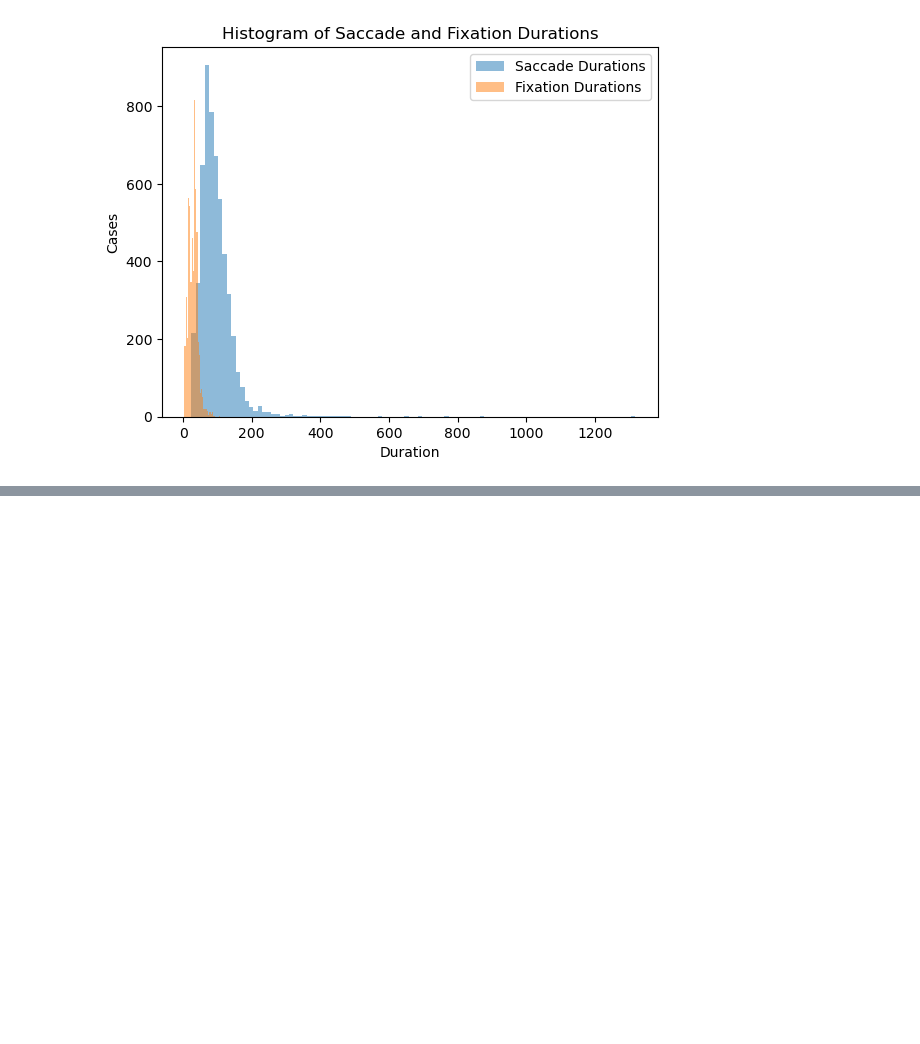
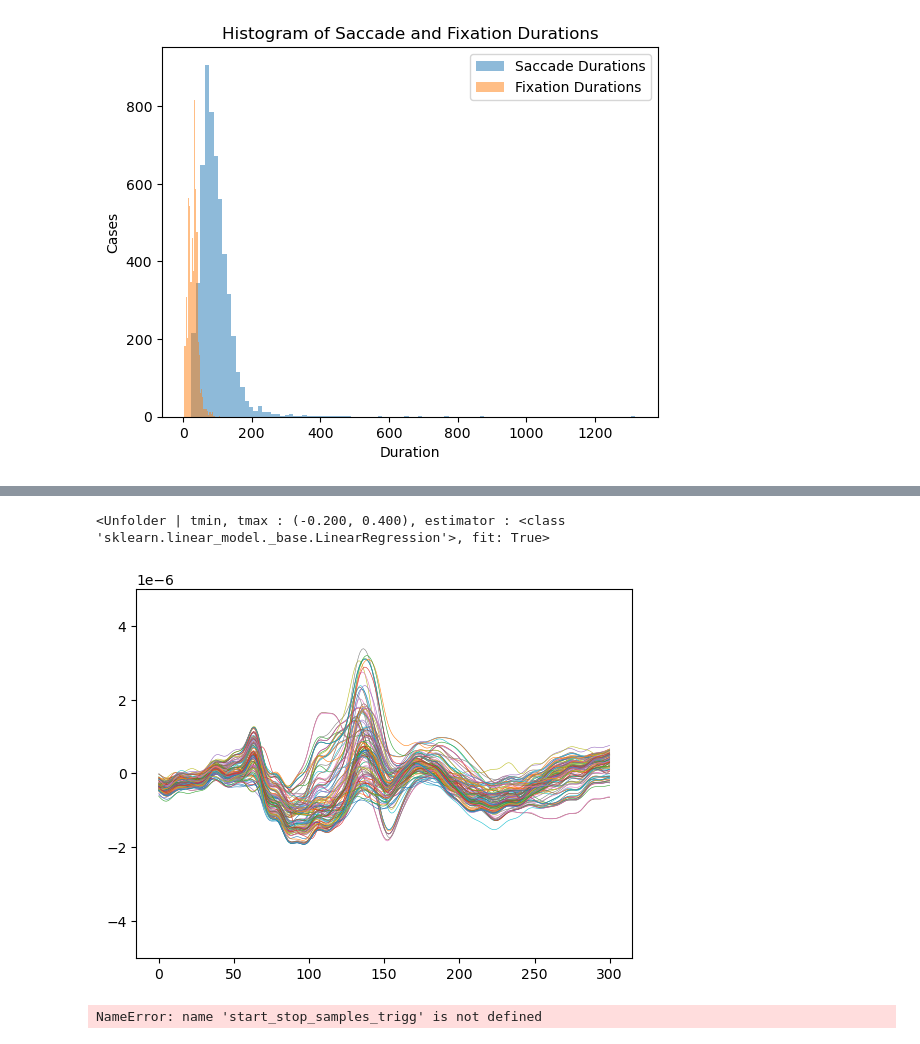
Before and after one commit to incubodac/EEGDECONV, a Jupyter notebook: MNEunfold.ipynb, the cells around one changed output, grey strips where cells are left out. Saved outputs shown, nothing was run; the diff lists cells and outputs as text; code cells hidden in the pictures; blank space fills up the shorter version.

Commit message:
first try unfolderpy working on 0 features

```diff
--- a/MNEunfold.ipynb
+++ b/MNEunfold.ipynb
@@ -331,0 +214,23 @@ array([2, 3, 4, 5, 6, 7, 8, 9])
+# %%
+info = setup.exp_info()
+info.initialize_logging()
+metadata_path = paths().full_metadata_path()
+subjects_ids = info.subjects_ids
+from unfoldpy.unfoldpy import Unfolder, create_design_matrix
+#----------parameters-------------
+eeg = load.subject(info,0).load_analysis_eeg()
+eeg = load.subject(info,0).load_electrode_positions(eeg)
+evts = load.subject(info,0).load_metadata()
+ev_fix = evts[(evts['type']=='fixation') & (evts['phase']=='vs') & (evts['ondistractor']==1)]
+
+from sklearn.linear_model import LinearRegression
+feature_cols = None# 'mss'
+intercept_evt   = 'fixation'
+tmin ,tmax = -.2 , .4
+sr = 500
+unf=Unfolder(
+        tmin, tmax, sr, feature_cols, estimator=LinearRegression(),scoring='r2'
+)
+print(unf)
+
+X = create_design_matrix(eeg,tmin,tmax,ev_fix,intercept_evt, feature_cols,sr)
@@ -331,0 +254,22 @@ array([2, 3, 4, 5, 6, 7, 8, 9])
+# %%
+channel_data = eeg.get_data().T
+y  = channel_data[:,:128]
+unf.fit(X,y)
+# %% [output]
+<Unfolder | tmin, tmax : (-0.200, 0.400), estimator : <class 'sklearn.linear_model._base.LinearRegression'>, fit: True>
+# %%
+for ch in range(128):
+    plt.plot(unf.coef_[ch,:],lw=.4)
+plt.ylim(-5e-6,5e-6)
+plt.gca()  # Adjust the numerical value as per your desired ratio
+
+# Display the plot
+plt.show()
+# %% [output]
+[figure, added]
+# %%
+#check duration of each phase , make function to see all the results as a df
+xstar_samp, xstop_samp = start_stop_samples_trigg(evts,'cross1')
+(xstop_samp-xstar_samp)/500
+# %% [output]
+NameError: name 'start_stop_samples_trigg' is not defined
```
Also changed, not shown: parts of 20 cells of this notebook, 4 other files.
